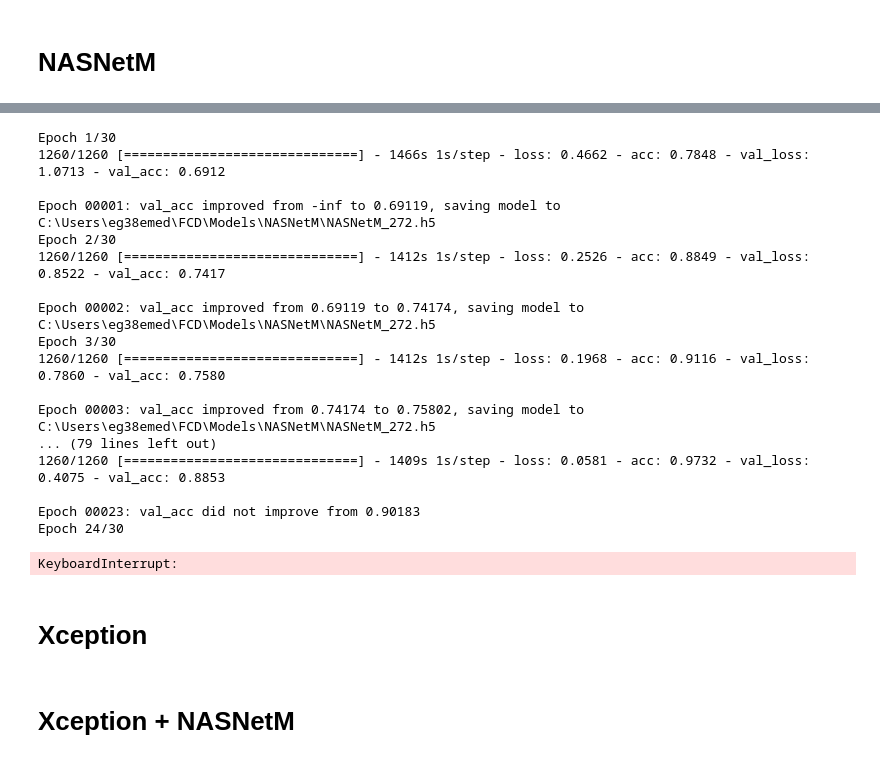
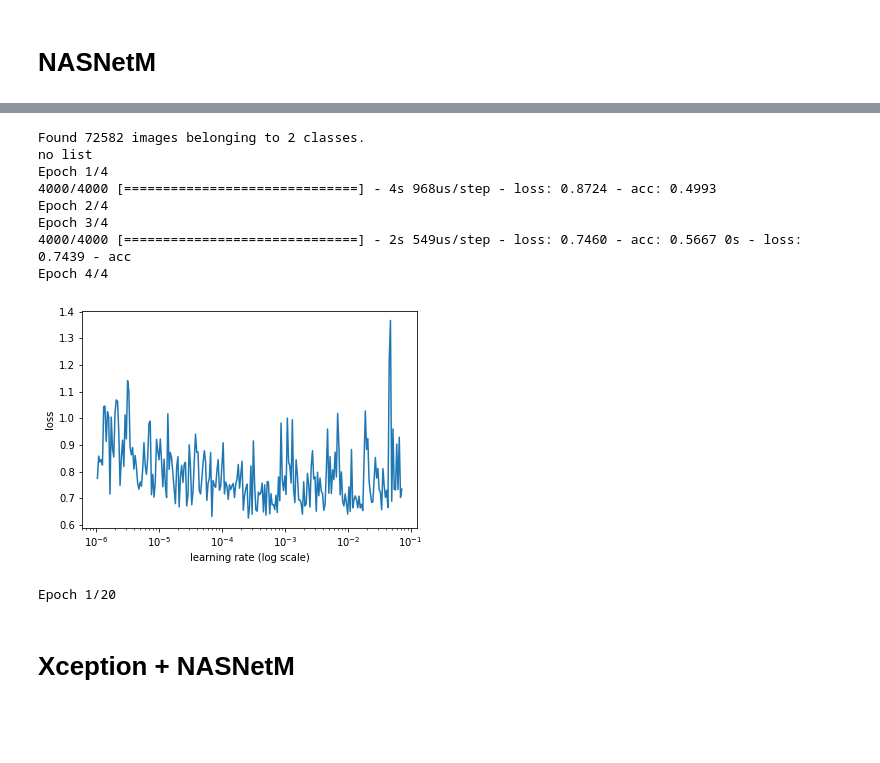
Before and after one commit to FAU-DLM/FCDIIb_TSC, a Jupyter notebook: Models_FCD.ipynb, the cells around one changed output, grey strips where cells are left out. Saved outputs shown, nothing was run; the diff lists cells and outputs as text; code cells hidden in the pictures; blank space fills up the shorter version.

```diff
--- a/Models_FCD.ipynb
+++ b/Models_FCD.ipynb
@@ -330,0 +323,15 @@ model = get_model_classif_nasnetl(IMAGE_SIZE)
+# %%
+import sys
+sys.path.append(r"C:\Users\eg38emed\FCD\FCD vs TSC\keras_utils")
+from keras_lr_finder import LRFinder
+
+lr_gen = datagen_train.flow_from_directory(train_path,
+                                        target_size=(IMAGE_SIZE, IMAGE_SIZE),
+                                        batch_size=4000,
+                                        class_mode='categorical')
+
+x_lr_train,y_lr_train= lr_gen.next();x_lr_train.shape
+lr_finder = LRFinder(model)
+
+lr_finder.find(x_lr_train, y_lr_train, 0.000001, 0.1, batch_size=64, epochs=4)
+lr_finder.plot_loss(n_skip_beginning=1, n_skip_end=1)
@@ -485,0 +492,15 @@ ________________________________________________________________________________
+# %%
+import sys
+sys.path.append(r"C:\Users\eg38emed\FCD\FCD vs TSC\keras_utils")
+from keras_lr_finder import LRFinder
+
+lr_gen = datagen_train.flow_from_directory(train_path,
+                                        target_size=(IMAGE_SIZE, IMAGE_SIZE),
+                                        batch_size=4000,
+                                        class_mode='categorical')
+
+x_lr_train,y_lr_train= lr_gen.next();x_lr_train.shape
+lr_finder = LRFinder(model_NASNetM)
+
+lr_finder.find(x_lr_train, y_lr_train, 0.000001, 0.1, batch_size=64, epochs=4)
+lr_finder.plot_loss(n_skip_beginning=1, n_skip_end=1)
@@ -485,0 +639,25 @@ ________________________________________________________________________________
+# %%
+import sys
+sys.path.append(r"C:\Users\eg38emed\FCD\FCD vs TSC\keras_utils")
+from keras_lr_finder import LRFinder
+
+lr_gen = datagen_train.flow_from_directory(train_path,
+                                        target_size=(IMAGE_SIZE, IMAGE_SIZE),
+                                        batch_size=4000,
+                                        class_mode='categorical')
+
+x_lr_train,y_lr_train= lr_gen.next();x_lr_train.shape
+lr_finder = LRFinder(model_X)
+
+lr_finder.find(x_lr_train, y_lr_train, 0.000001, 0.1, batch_size=64, epochs=4)
+lr_finder.plot_loss(n_skip_beginning=1, n_skip_end=1)
+# %% [output]
+Found 72582 images belonging to 2 classes.
+no list
+Epoch 1/4
+4000/4000 [==============================] - 4s 968us/step - loss: 0.8724 - acc: 0.4993
+Epoch 2/4
+Epoch 3/4
+4000/4000 [==============================] - 2s 549us/step - loss: 0.7460 - acc: 0.5667 0s - loss: 0.7439 - acc
+Epoch 4/4
+[figure, added]
@@ -486,30 +685,11 @@ ________________________________________________________________________________
 # %%
-history = model_NASNetM.fit_generator(train_gen_1,
+history = model_X.fit_generator(train_gen_1,
                     steps_per_epoch=train_gen_1.samples // train_batch_size_1,
                     validation_data=val_gen,
                     validation_steps=val_gen.samples // val_batch_size,
-                    epochs=30, verbose=1,
+                    epochs=20, verbose=1,
                     callbacks=callbacks_list)
 # %% [output]
-Epoch 1/30
-1260/1260 [==============================] - 1466s 1s/step - loss: 0.4662 - acc: 0.7848 - val_loss: 1.0713 - val_acc: 0.6912
-
-Epoch 00001: val_acc improved from -inf to 0.69119, saving model to C:\Users\eg38emed\FCD\Models\NASNetM\NASNetM_272.h5
-Epoch 2/30
-1260/1260 [==============================] - 1412s 1s/step - loss: 0.2526 - acc: 0.8849 - val_loss: 0.8522 - val_acc: 0.7417
-
-Epoch 00002: val_acc improved from 0.69119 to 0.74174, saving model to C:\Users\eg38emed\FCD\Models\NASNetM\NASNetM_272.h5
-Epoch 3/30
-1260/1260 [==============================] - 1412s 1s/step - loss: 0.1968 - acc: 0.9116 - val_loss: 0.7860 - val_acc: 0.7580
-
-Epoch 00003: val_acc improved from 0.74174 to 0.75802, saving model to C:\Users\eg38emed\FCD\Models\NASNetM\NASNetM_272.h5
-... (79 lines left out)
-1260/1260 [==============================] - 1409s 1s/step - loss: 0.0581 - acc: 0.9732 - val_loss: 0.4075 - val_acc: 0.8853
-
-Epoch 00023: val_acc did not improve from 0.90183
-Epoch 24/30
+Epoch 1/20
-KeyboardInterrupt:
 # %%
 plot_history(history, modelname = model_name, path=base_path)
-# %% [markdown]
-# Xception
```
Also changed, not shown: parts of 39 cells of this notebook.
